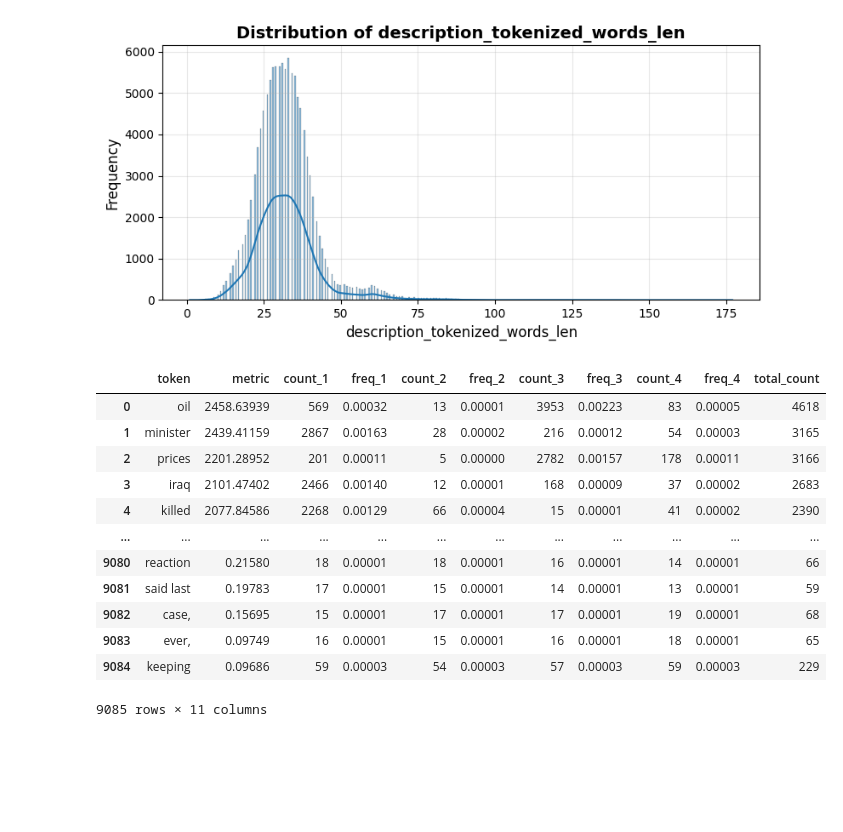
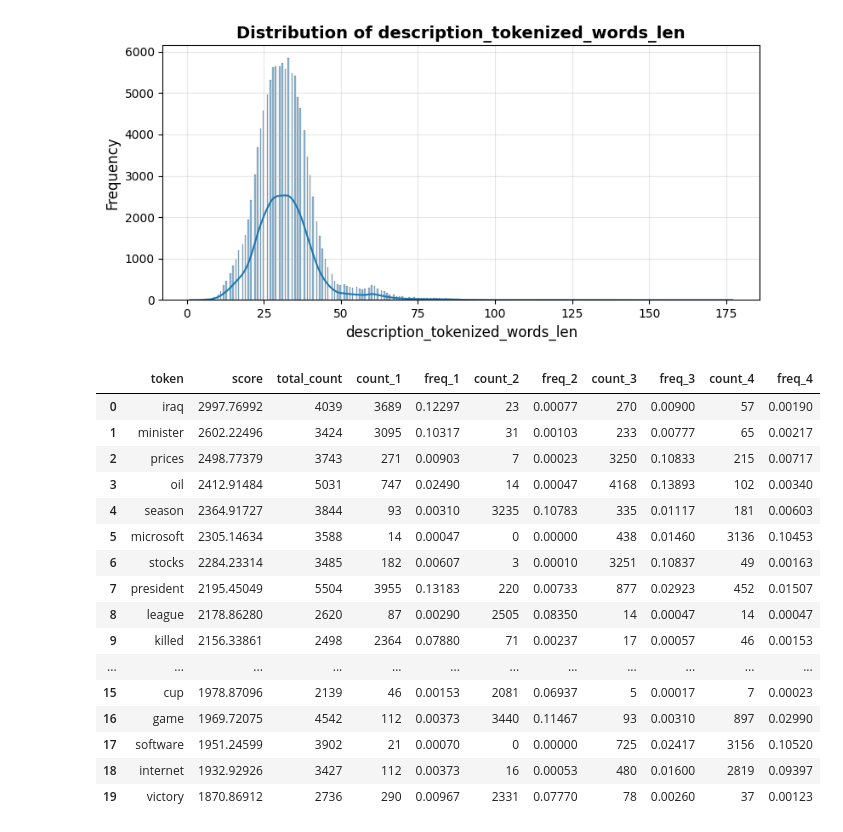
Before and after one commit to nikitosik258/News_classification, a Jupyter notebook: eda.ipynb, the cells around one changed output. Drawn from its saved outputs; the diff is of its cells as text; code cells hidden in the pictures; blank space fills up the shorter version.

```diff
--- a/eda.ipynb
+++ b/eda.ipynb
@@ -231,6 +225,6 @@ def tokenize_word(text: str):
 # %%
 # Токенизация заголовков
-df_EDA['title_tokenized_words'] = df_EDA['Title'].apply(tokenize_word)
+df_EDA['title_tokenized_words'] = df_EDA['Title'].apply(tokenize_words)
 
 # Длина заголовка в словах
 df_EDA['title_tokenized_words_len'] = df_EDA['title_tokenized_words'].apply(len)
@@ -346,5 +412,5 @@ plot_hist_numeric(df_EDA, 'description_char_length')
 # %%
 # Токенизация описаний
 # Описания содержат больше токенов, чем заголовки
-df_EDA['description_tokenized_words'] = df_EDA['Description'].apply(tokenize_word)
+df_EDA['description_tokenized_words'] = df_EDA['Description'].apply(tokenize_words)
 df_EDA['description_tokenized_words_len'] = df_EDA['description_tokenized_words'].apply(len)
@@ -395,22 +480,28 @@ plot_hist_numeric(df_EDA, 'description_tokenized_words_len')
 # %%
 # Очистка токенов описаний: удаляем стоп-слова и пунктуацию
 # Подготавливаем данные для анализа важности токенов
-df_EDA['description_tokenized_words_clean'] = df_EDA['description_tokenized_words'].apply(lambda tokens: filter_tokens(
-    tokens,
-    remove_stopwords=True,
-    remove_punct_tokens=True,
-    lowercase_for_counting=True
-))
+df_EDA["description_tokenized_words_clean"] = (
+    df_EDA[TOK_COL]
+    .apply(ensure_tokens)
+    .apply(lambda tokens: filter_tokens(
+        tokens,
+        to_lower=True,
+        remove_stopwords=True,
+        remove_punctuation=True,
+        stopwords=stopwords,
+        punctuation=punctuation,
+    ))
+)
 # %%
 # Анализ важности токенов в описаниях для классификации
 # Это самый важный анализ - выявляем, какие слова и фразы лучше всего различают категории
 # n=3: анализируем 1-граммы, 2-граммы и 3-граммы
-counts = count_based_analysis(
-    texts_tokenized = df_EDA['description_tokenized_words_clean'],
-    labels = df_EDA['Class Index'],
-    n=3,
-    metric='anova_f',
-    min_count=50
+title_token_counts = count_based_analysis(
+    tokenized_texts=df_EDA["description_tokenized_words_clean"],
+    y=df_EDA["Class Index"].astype(int),
+    n=1,
+    metric="anova_f",
+    min_df=50
 )
 # %%
 # Настраиваем отображение чисел с плавающей точкой для лучшей читаемости
@@ -418,21 +509,25 @@ pd.set_option('display.float_format', lambda x: '%.5f' % x)
 # %%
 # Выводим результаты анализа важности токенов
 # Чем выше значение метрики, тем важнее токен для классификации DS vs не-DS вакансий
-counts
+title_token_counts.head(20)
 # %% [output]
-|  | token | metric | count_1 | freq_1 | count_2 | freq_2 | count_3 | freq_3 | count_4 | freq_4 | total_count |
-| 0 | oil | 2458.63939 | 569 | 0.00032 | 13 | 0.00001 | 3953 | 0.00223 | 83 | 0.00005 | 4618 |
-| 1 | minister | 2439.41159 | 2867 | 0.00163 | 28 | 0.00002 | 216 | 0.00012 | 54 | 0.00003 | 3165 |
-| 2 | prices | 2201.28952 | 201 | 0.00011 | 5 | 0.00000 | 2782 | 0.00157 | 178 | 0.00011 | 3166 |
-| 3 | iraq | 2101.47402 | 2466 | 0.00140 | 12 | 0.00001 | 168 | 0.00009 | 37 | 0.00002 | 2683 |
-| 4 | killed | 2077.84586 | 2268 | 0.00129 | 66 | 0.00004 | 15 | 0.00001 | 41 | 0.00002 | 2390 |
+|  | token | score | total_count | count_1 | freq_1 | count_2 | freq_2 | count_3 | freq_3 | count_4 | freq_4 |
+| 0 | iraq | 2997.76992 | 4039 | 3689 | 0.12297 | 23 | 0.00077 | 270 | 0.00900 | 57 | 0.00190 |
+| 1 | minister | 2602.22496 | 3424 | 3095 | 0.10317 | 31 | 0.00103 | 233 | 0.00777 | 65 | 0.00217 |
+| 2 | prices | 2498.77379 | 3743 | 271 | 0.00903 | 7 | 0.00023 | 3250 | 0.10833 | 215 | 0.00717 |
+| 3 | oil | 2412.91484 | 5031 | 747 | 0.02490 | 14 | 0.00047 | 4168 | 0.13893 | 102 | 0.00340 |
+| 4 | season | 2364.91727 | 3844 | 93 | 0.00310 | 3235 | 0.10783 | 335 | 0.01117 | 181 | 0.00603 |
+| 5 | microsoft | 2305.14634 | 3588 | 14 | 0.00047 | 0 | 0.00000 | 438 | 0.01460 | 3136 | 0.10453 |
+| 6 | stocks | 2284.23314 | 3485 | 182 | 0.00607 | 3 | 0.00010 | 3251 | 0.10837 | 49 | 0.00163 |
+| 7 | president | 2195.45049 | 5504 | 3955 | 0.13183 | 220 | 0.00733 | 877 | 0.02923 | 452 | 0.01507 |
+| 8 | league | 2178.86280 | 2620 | 87 | 0.00290 | 2505 | 0.08350 | 14 | 0.00047 | 14 | 0.00047 |
+| 9 | killed | 2156.33861 | 2498 | 2364 | 0.07880 | 71 | 0.00237 | 17 | 0.00057 | 46 | 0.00153 |
 | ... | ... | ... | ... | ... | ... | ... | ... | ... | ... | ... | ... |
-| 9080 | reaction | 0.21580 | 18 | 0.00001 | 18 | 0.00001 | 16 | 0.00001 | 14 | 0.00001 | 66 |
-| 9081 | said last | 0.19783 | 17 | 0.00001 | 15 | 0.00001 | 14 | 0.00001 | 13 | 0.00001 | 59 |
-| 9082 | case, | 0.15695 | 15 | 0.00001 | 17 | 0.00001 | 17 | 0.00001 | 19 | 0.00001 | 68 |
-| 9083 | ever, | 0.09749 | 16 | 0.00001 | 15 | 0.00001 | 16 | 0.00001 | 18 | 0.00001 | 65 |
-| 9084 | keeping | 0.09686 | 59 | 0.00003 | 54 | 0.00003 | 57 | 0.00003 | 59 | 0.00003 | 229 |
+| 15 | cup | 1978.87096 | 2139 | 46 | 0.00153 | 2081 | 0.06937 | 5 | 0.00017 | 7 | 0.00023 |
+| 16 | game | 1969.72075 | 4542 | 112 | 0.00373 | 3440 | 0.11467 | 93 | 0.00310 | 897 | 0.02990 |
+| 17 | software | 1951.24599 | 3902 | 21 | 0.00070 | 0 | 0.00000 | 725 | 0.02417 | 3156 | 0.10520 |
+| 18 | internet | 1932.92926 | 3427 | 112 | 0.00373 | 16 | 0.00053 | 480 | 0.01600 | 2819 | 0.09397 |
+| 19 | victory | 1870.86912 | 2736 | 290 | 0.00967 | 2331 | 0.07770 | 78 | 0.00260 | 37 | 0.00123 |
-9085 rows × 11 columns
 # %%
 # Визуализация топ-50 наиболее важных для классификации токенов в описаниях
 # Это ключевой результат EDA - показывает, какие термины лучше всего различают типы вакансий
```
Also changed, not shown: parts of 38 cells of this notebook, 9 other files.
